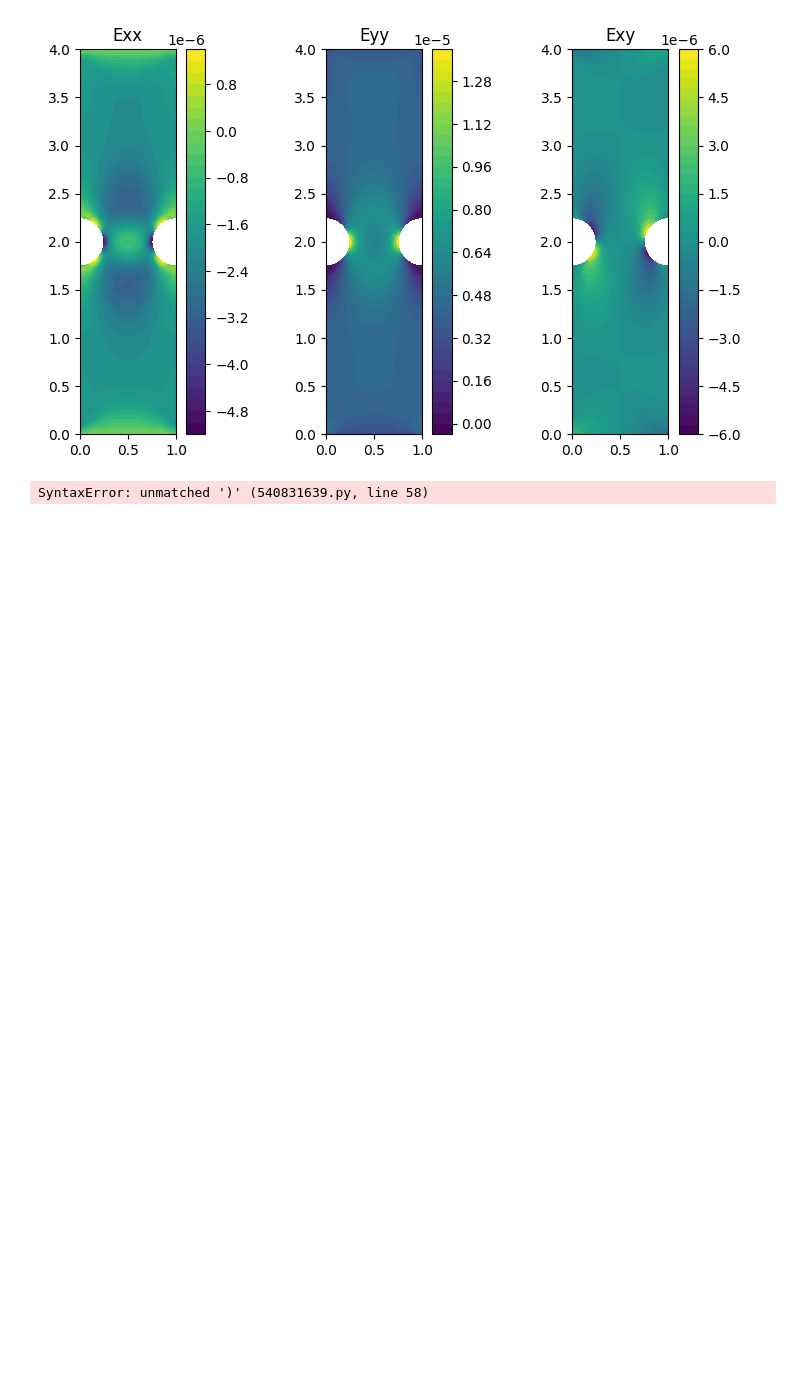
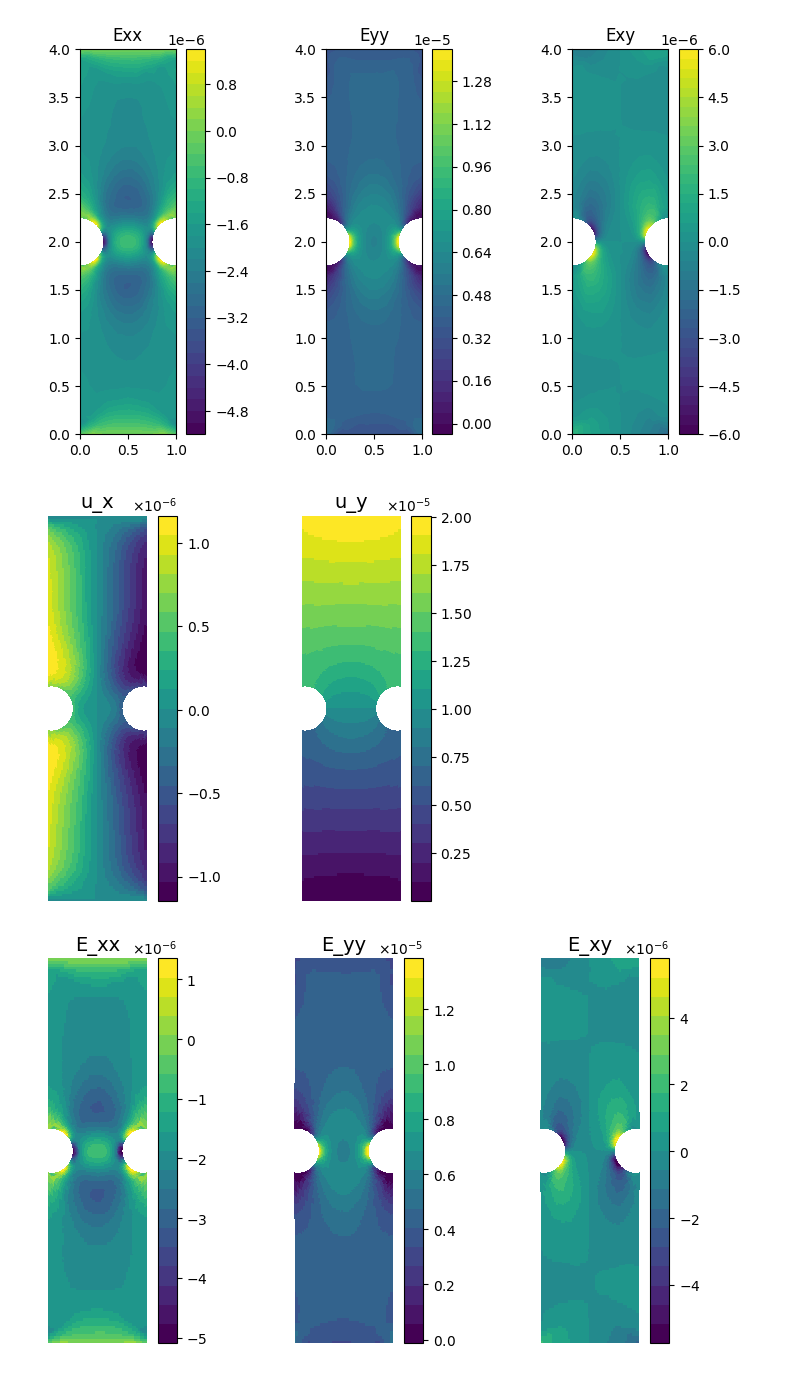
Before and after one commit to nickrummens/SPIQ, a Jupyter notebook: deep_notched/fem_forward.ipynb, the cells around one changed output. Saved outputs shown, nothing was run; the diff lists cells and outputs as text; code cells hidden in the pictures; blank space fills up the shorter version.

```diff
--- a/deep_notched/fem_forward.ipynb
+++ b/deep_notched/fem_forward.ipynb
@@ -171,9 +171,9 @@ Xp = np.loadtxt(f"../geometry/deep_notched_{nx}x{ny}.txt")
 X_map_points = Xp[:, 0].reshape((ny, nx)).T
 Y_map_points = Xp[:, 1].reshape((ny, nx)).T
 
-def geometry_mapping(x,y):
-    x_pos = x/x_max*(nx-1)
-    y_pos = y/y_max*(ny-1)
+def geometry_mapping(x,y,padding=1e-6):
+    x_pos = x/x_max*(nx-1)*(1-2*padding) + padding
+    y_pos = y/y_max*(ny-1)*(1-2*padding) + padding
 
     x_mapped = map_coordinates(X_map_points, [x_pos, y_pos], order=1)
     y_mapped = map_coordinates(Y_map_points, [x_pos, y_pos], order=1)
@@ -198,43 +198,46 @@ def pcolor_plot(AX, X, Y, C, title,colormap="copper",set_axis = 'off',colorbar=T
     fig.colorbar(im, ax=AX, format=formatter)
     return im
 
 cmap = plt.get_cmap('viridis')
 num_colors = 20
 color_values = [cmap(i) for i in np.linspace(0, 1, num_colors)]
 cmap = ListedColormap(color_values)
 
-n_mesh_points = 200
+n_mesh_x = 50
+n_mesh_y = 200
 
-x_plot = np.linspace(0, Lmax, n_mesh_points)
-y_plot = np.linspace(0, Hmax, n_mesh_points)
+x_plot = np.linspace(0, Lmax, n_mesh_x)
+y_plot = np.linspace(0, Hmax, n_mesh_y)
 X, Y = np.meshgrid(x_plot, y_plot)
+
 X, Y = geometry_mapping(X, Y)
 
 X_grid = np.hstack((X.flatten()[:, None], Y.flatten()[:, None]))
 
 u_val = np.array([u(X_grid[i, :]) for i in range(X_grid.shape[0])])
 strain_val = np.array([strain(X_grid[i, :]) for i in range(X_grid.shape[0])])
 strain_val = np.array([strain_val[:,0], strain_val[:,3], 0.5*(strain_val[:,1]+strain_val[:,2])]).T
 stress_val = np.array([stress(X_grid[i, :]) for i in range(X_grid.shape[0])])
 stress_val = np.array([stress_val[:,0], stress_val[:,3], 0.5*(stress_val[:,1]+stress_val[:,2])]).T
 
 # # Plot displacement
-fig, ax = plt.subplots(1, 2, figsize=(14, 5))
+fig, ax = plt.subplots(1, 2, figsize=(6, 5))
 im = pcolor_plot(ax[0], X, Y, u_val[:,0].reshape(X.shape), "u_x",colormap=cmap)
 im = pcolor_plot(ax[1], X, Y, u_val[:,1].reshape(X.shape), "u_y",colormap=cmap)
 
 # # Plot strain
-fig, ax = plt.subplots(1, 3, figsize=(21, 5))
-im = pcolor_plot(ax[0], X, Y, strain_val[:,0].reshape(X.shape), "epsilon_xx",colormap=cmap)
-im = pcolor_plot(ax[1], X, Y, strain_val[:,1].reshape(X.shape), "epsilon_yy",colormap=cmap)
-im = pcolor_plot(ax[2], X, Y, strain_val[:,2].reshape(X.shape), "epsilon_xy",colormap=cmap)
+fig, ax = plt.subplots(1, 3, figsize=(9, 5))
+im = pcolor_plot(ax[0], X, Y, strain_val[:,0].reshape(X.shape), "E_xx",colormap=cmap)
+im = pcolor_plot(ax[1], X, Y, strain_val[:,1].reshape(X.shape), "E_yy",colormap=cmap)
+im = pcolor_plot(ax[2], X, Y, strain_val[:,2].reshape(X.shape), "E_xy",colormap=cmap)
 
 # Plot stress
-fig, ax = plt.subplots(1, 3, figsize=(21, 5))
-im = pcolor_plot(ax[0], X, Y, stress_val[:,0].reshape(X.shape), "sigma_xx",colormap=cmap)
-im = pcolor_plot(ax[1], X, Y, stress_val[:,1].reshape(X.shape), "sigma_yy",colormap=cmap)
-im = pcolor_plot(ax[2], X, Y, stress_val[:,2].reshape(X.shape), "sigma_xy",colormap=cmap)
+fig, ax = plt.subplots(1, 3, figsize=(9, 5))
+im = pcolor_plot(ax[0], X, Y, stress_val[:,0].reshape(X.shape), "S_xx",colormap=cmap)
+im = pcolor_plot(ax[1], X, Y, stress_val[:,1].reshape(X.shape), "S_yy",colormap=cmap)
+im = pcolor_plot(ax[2], X, Y, stress_val[:,2].reshape(X.shape), "S_xy",colormap=cmap)
 
 plt.show()
 # %% [output]
-SyntaxError: unmatched ')' (540831639.py, line 58)
+[figure, added]
+[figure, added]
```
Also changed, not shown: parts of 6 cells of this notebook, 1 other file.
